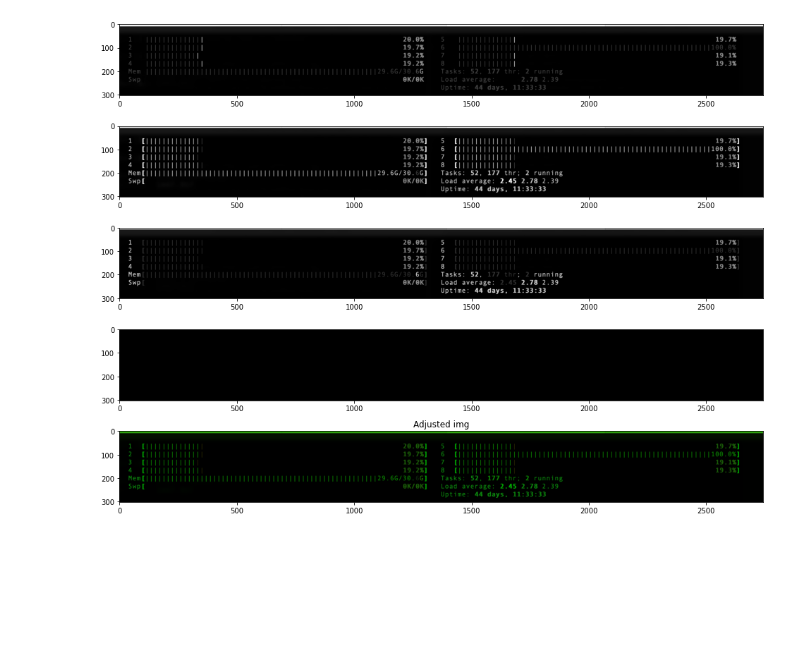
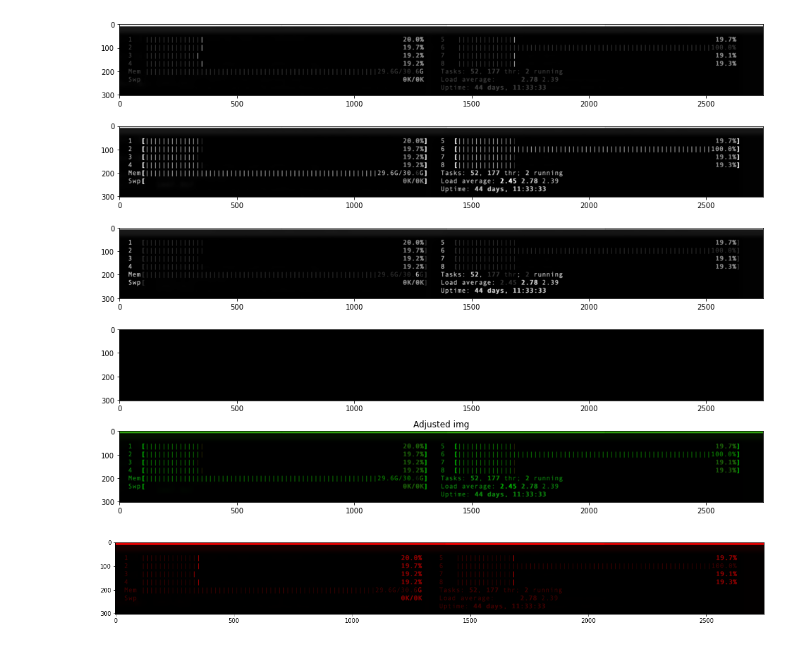
Before and after one commit to dmuiruri/dawp, a Jupyter notebook: data_analysis_with_python.ipynb, the cells around one changed output. Saved outputs shown, nothing was run; the diff lists cells and outputs as text; code cells hidden in the pictures; blank space fills up the shorter version.

```diff
--- a/data_analysis_with_python.ipynb
+++ b/data_analysis_with_python.ipynb
@@ -296,0 +295,12 @@ plt.imshow?
+# %%
+plt.figure(figsize=(20,15))
+
+def to_red(ndarray):
+    img = ndarray.copy()
+    img[:,:,1] = 0
+    img[:,:,2] = 0
+    return img
+
+_ = plt.imshow(to_red(painting))
+# %% [output]
+[figure, added]
```
Also changed, not shown: parts of 1 cell of this notebook.
